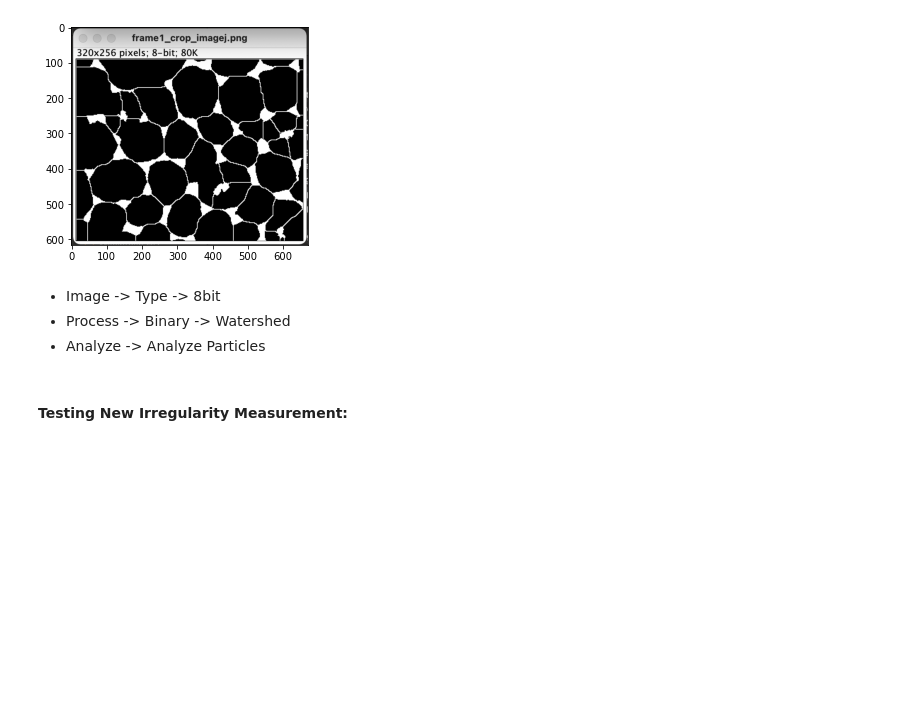
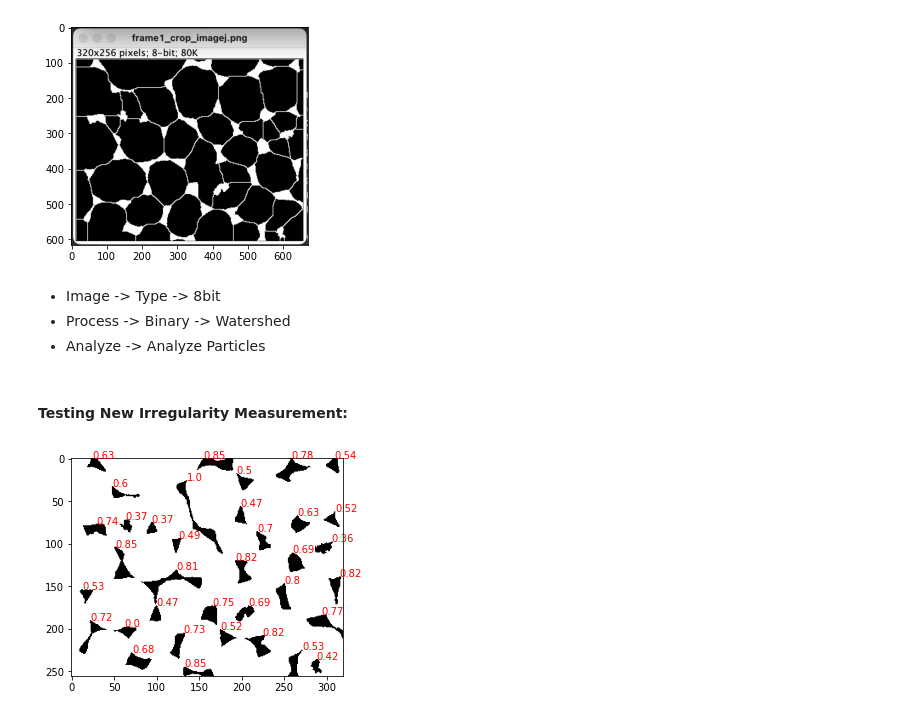
Before and after one commit to johnmays/convection-cell-research, a Jupyter notebook: image_processing/augmented_watershed.ipynb, the cells around one changed output. Cells and saved outputs as stored; diff of their text form; code cells hidden in the pictures; blank space fills up the shorter version.

```diff
--- a/image_processing/augmented_watershed.ipynb
+++ b/image_processing/augmented_watershed.ipynb
@@ -177,0 +190,21 @@ def borderirregularity(P_set):
+# %%
+def irregularityplot(image):
+    final_image = np.copy(image)
+    areas, area_locations = getbackgroundareas(image)
+    irregularity_measures = []
+    # finding irregularity measures for each area
+    for i in range(len(areas)):
+        irregularity_measures.append(borderirregularity(area_locations[i]))
+
+    # normalizing irregularity measures
+    irregularity_measures = irregularity_measures - np.min(irregularity_measures)
+    irregularity_measures = irregularity_measures/np.max(irregularity_measures)
+
+    # plotting measures
+    for i in range(len(areas)):
+        plt.text(area_locations[i][0][1], area_locations[i][0][0], str(round(irregularity_measures[i],2)), c="#ff0000")
+    plt.imshow(image, cmap='Greys_r', vmin=0, vmax=255);
+# %%
+irregularityplot(frame1_cropped_denoised)
+# %% [output]
+[figure, added]
```
Also changed, not shown: parts of 6 cells of this notebook.
